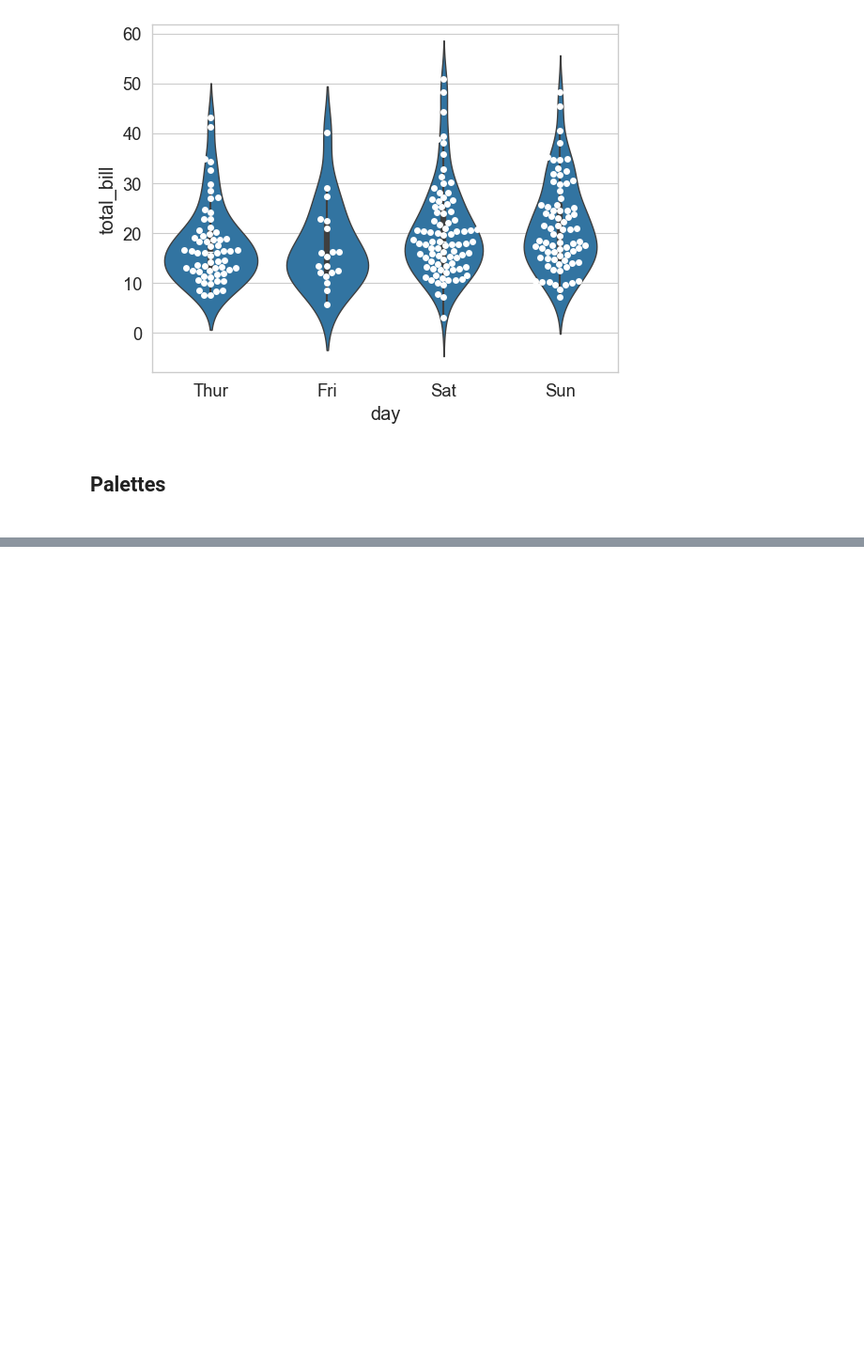
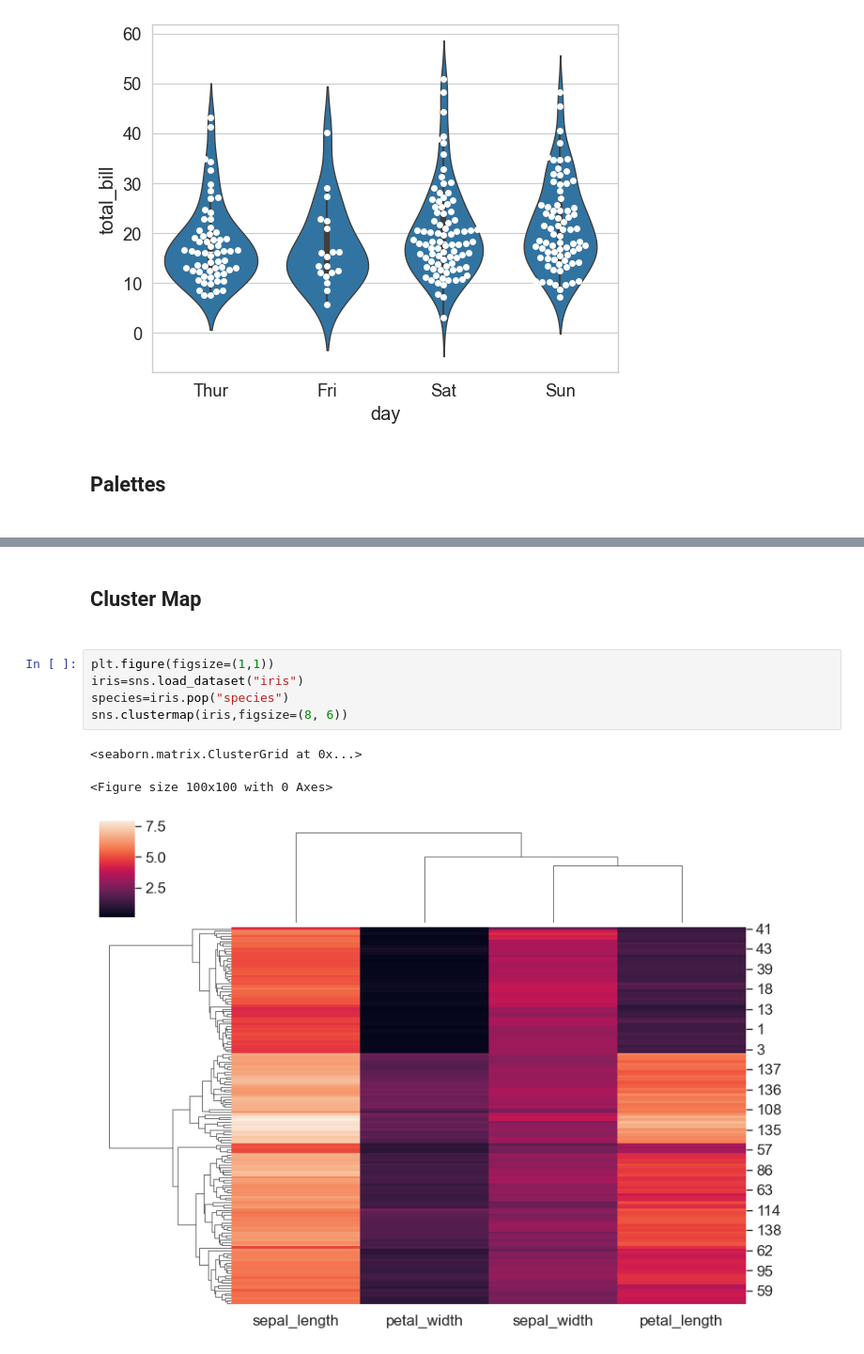
Before and after one commit to thejas-06/python-learning, a Jupyter notebook: Seaborn/Seaborn_learn.ipynb, the cells around one changed output, grey strips where cells are left out. Shown at 94% size. Saved outputs shown, nothing was run; the diff lists cells and outputs as text; blank space fills up the shorter version.

Commit message:
seaborn-practice

```diff
--- a/Seaborn/Seaborn_learn.ipynb
+++ b/Seaborn/Seaborn_learn.ipynb
@@ -166,0 +187,11 @@ plt.legend(loc=0)
+# %% [markdown]
+<h2>Cluster Map<h2>
+# %%
+plt.figure(figsize=(1,1))
+iris=sns.load_dataset("iris")
+species=iris.pop("species")
+sns.clustermap(iris,figsize=(8, 6))
+# %% [output]
+<seaborn.matrix.ClusterGrid at 0x...>
+<Figure size 100x100 with 0 Axes>
+[figure, added]
```
Also changed, not shown: parts of 19 cells of this notebook.
